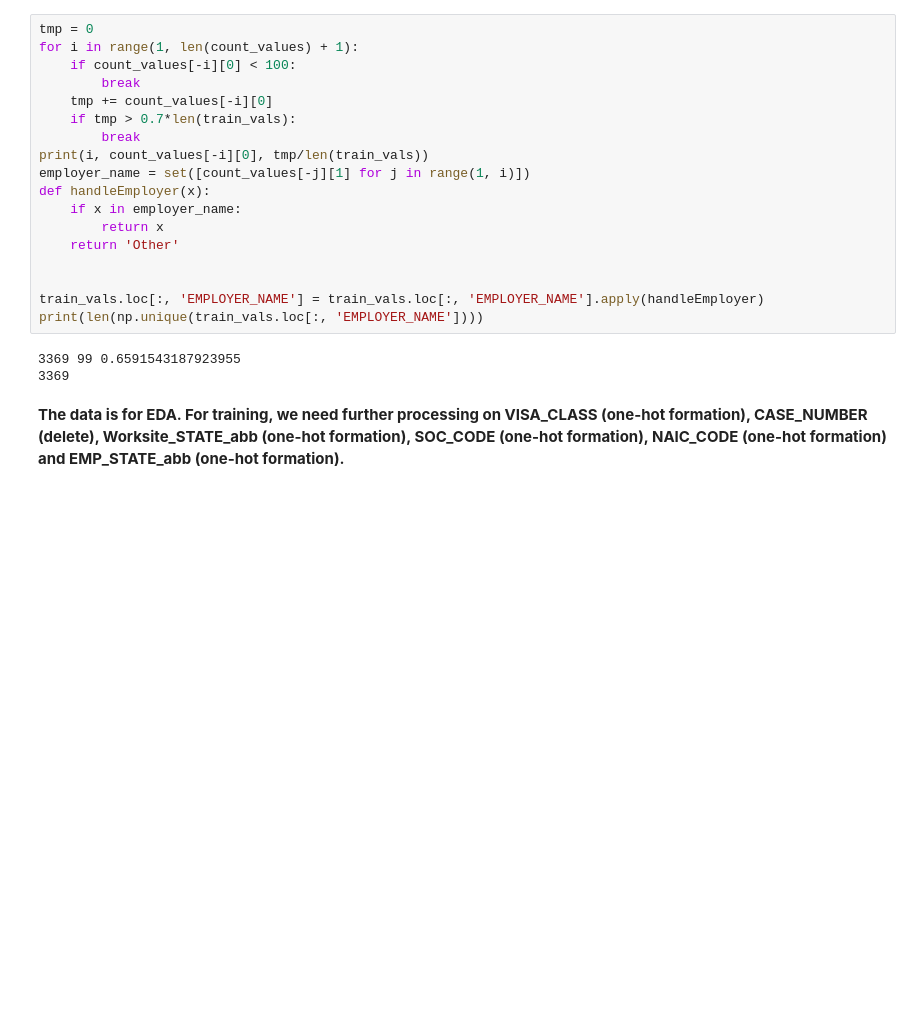
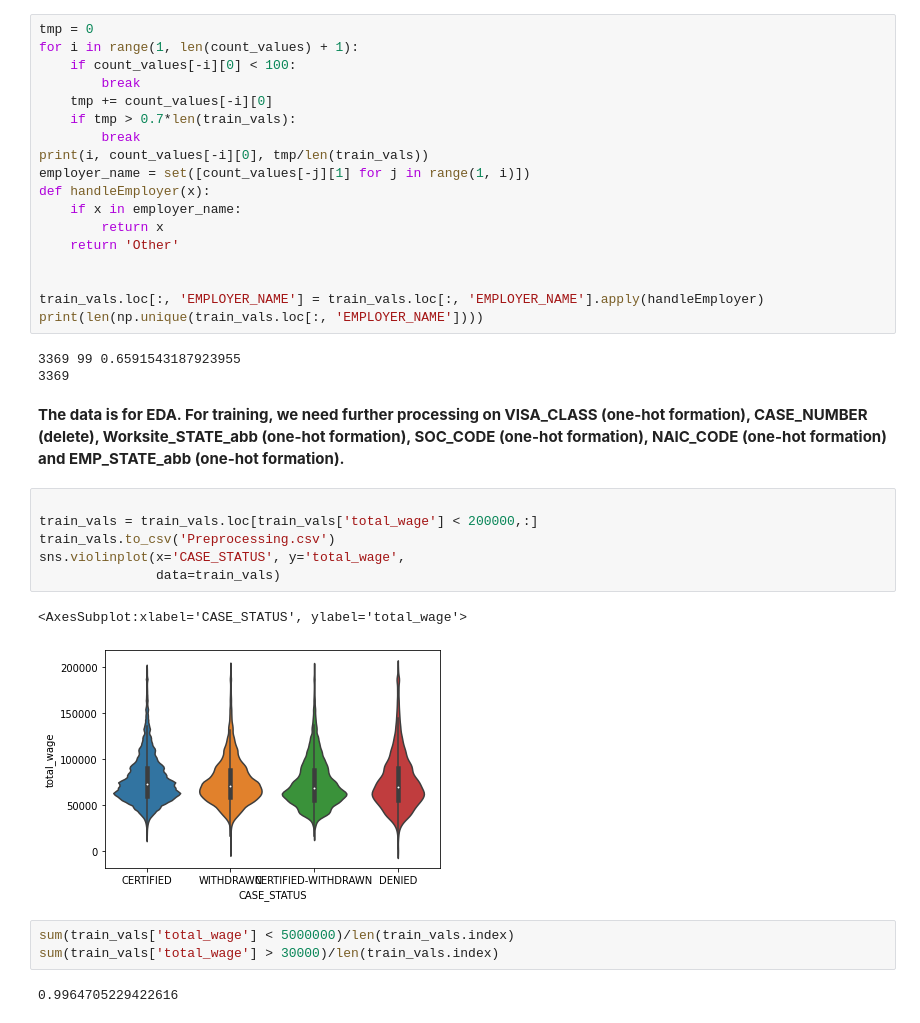
Before and after one commit to benyuan98/PredictH1BVisa, a Jupyter notebook: preprocessing.ipynb, the cells around one changed output. Saved outputs shown, nothing was run; the diff lists cells and outputs as text; blank space fills up the shorter version.

Commit message:
add figures

```diff
--- a/preprocessing.ipynb
+++ b/preprocessing.ipynb
@@ -282,3 +284,17 @@ print(len(np.unique(train_vals.loc[:, 'EMPLOYER_NAME'])))
 3369
 # %% [markdown]
 **The data is for EDA. For training, we need further processing on VISA_CLASS (one-hot formation), CASE_NUMBER (delete), Worksite_STATE_abb (one-hot formation), SOC_CODE (one-hot formation), NAIC_CODE (one-hot formation) and EMP_STATE_abb (one-hot formation).**
+# %%
+
+train_vals = train_vals.loc[train_vals['total_wage'] < 200000,:]
+train_vals.to_csv('Preprocessing.csv')
+sns.violinplot(x='CASE_STATUS', y='total_wage',
+               data=train_vals)
+# %% [output]
+<AxesSubplot:xlabel='CASE_STATUS', ylabel='total_wage'>
+[figure, added]
+# %%
+sum(train_vals['total_wage'] < 5000000)/len(train_vals.index)
+sum(train_vals['total_wage'] > 30000)/len(train_vals.index)
+# %% [output]
+0.9964705229422616
```
Also changed, not shown: parts of 19 cells of this notebook, 3 other files.
